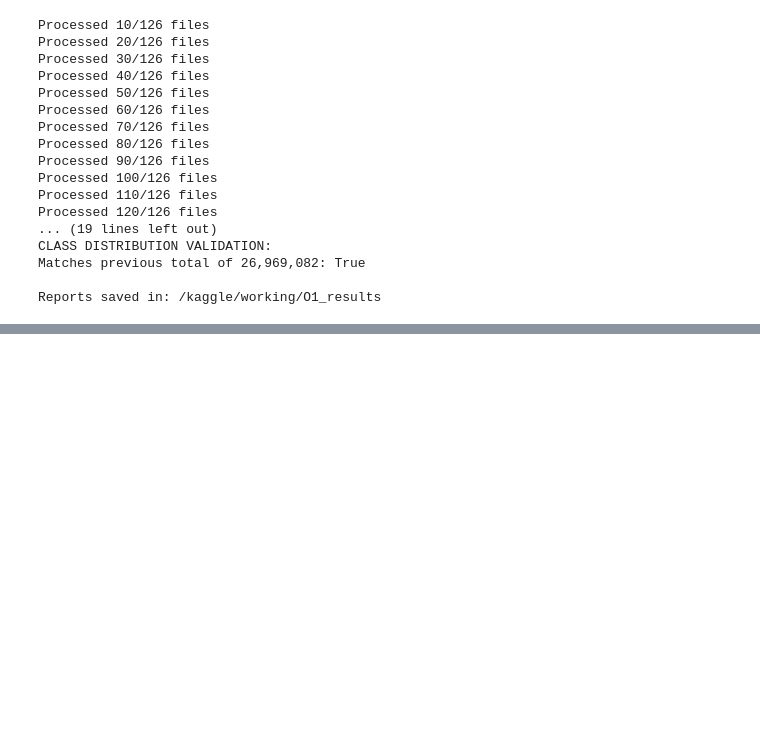
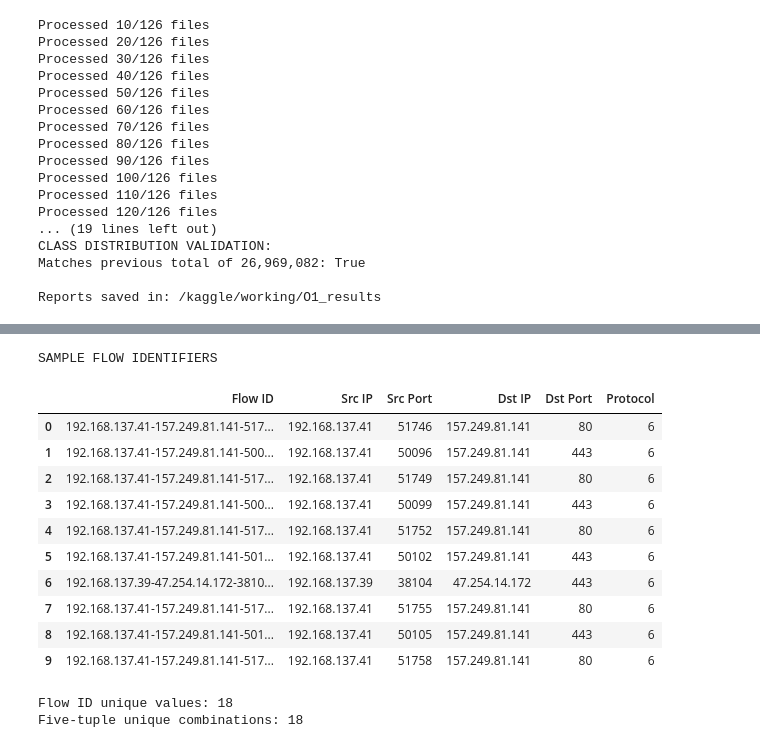
Before and after one commit to aendris18/connect-the-dots, a Jupyter notebook: iot-intrusion-2.ipynb, the cells around one changed output, grey strips where cells are left out. Cells and saved outputs as stored; diff of their text form; code cells hidden in the pictures; blank space fills up the shorter version.

```diff
--- a/iot-intrusion-2.ipynb
+++ b/iot-intrusion-2.ipynb
@@ -6487,0 +8779,44 @@ Both reports saved in: /kaggle/working/O1_results
+# %%
+import pandas as pd
+
+sample_path = manifest.loc[
+    ~manifest["file_name"].isin(headerless_files),
+    "file_path"
+].iloc[0]
+
+sample = pd.read_csv(
+    sample_path,
+    usecols=[
+        "Flow ID", "Src IP", "Src Port",
+        "Dst IP", "Dst Port", "Protocol"
+    ],
+    dtype="string",
+    nrows=20
+)
+
+print("SAMPLE FLOW IDENTIFIERS")
+display(sample.head(10))
+
+print("\nFlow ID unique values:", sample["Flow ID"].nunique())
+print(
+    "Five-tuple unique combinations:",
+    sample[[
+        "Src IP", "Src Port", "Dst IP",
+        "Dst Port", "Protocol"
+    ]].drop_duplicates().shape[0]
+)
+# %% [output]
+SAMPLE FLOW IDENTIFIERS
+|  | Flow ID | Src IP | Src Port | Dst IP | Dst Port | Protocol |
+| 0 | 192.168.137.41-157.249.81.141-517... | 192.168.137.41 | 51746 | 157.249.81.141 | 80 | 6 |
+| 1 | 192.168.137.41-157.249.81.141-500... | 192.168.137.41 | 50096 | 157.249.81.141 | 443 | 6 |
+| 2 | 192.168.137.41-157.249.81.141-517... | 192.168.137.41 | 51749 | 157.249.81.141 | 80 | 6 |
+| 3 | 192.168.137.41-157.249.81.141-500... | 192.168.137.41 | 50099 | 157.249.81.141 | 443 | 6 |
+| 4 | 192.168.137.41-157.249.81.141-517... | 192.168.137.41 | 51752 | 157.249.81.141 | 80 | 6 |
+| 5 | 192.168.137.41-157.249.81.141-501... | 192.168.137.41 | 50102 | 157.249.81.141 | 443 | 6 |
+| 6 | 192.168.137.39-47.254.14.172-3810... | 192.168.137.39 | 38104 | 47.254.14.172 | 443 | 6 |
+| 7 | 192.168.137.41-157.249.81.141-517... | 192.168.137.41 | 51755 | 157.249.81.141 | 80 | 6 |
+| 8 | 192.168.137.41-157.249.81.141-501... | 192.168.137.41 | 50105 | 157.249.81.141 | 443 | 6 |
+| 9 | 192.168.137.41-157.249.81.141-517... | 192.168.137.41 | 51758 | 157.249.81.141 | 80 | 6 |
+Flow ID unique values: 18
+Five-tuple unique combinations: 18
```
Also changed, not shown: parts of 136 cells of this notebook.
